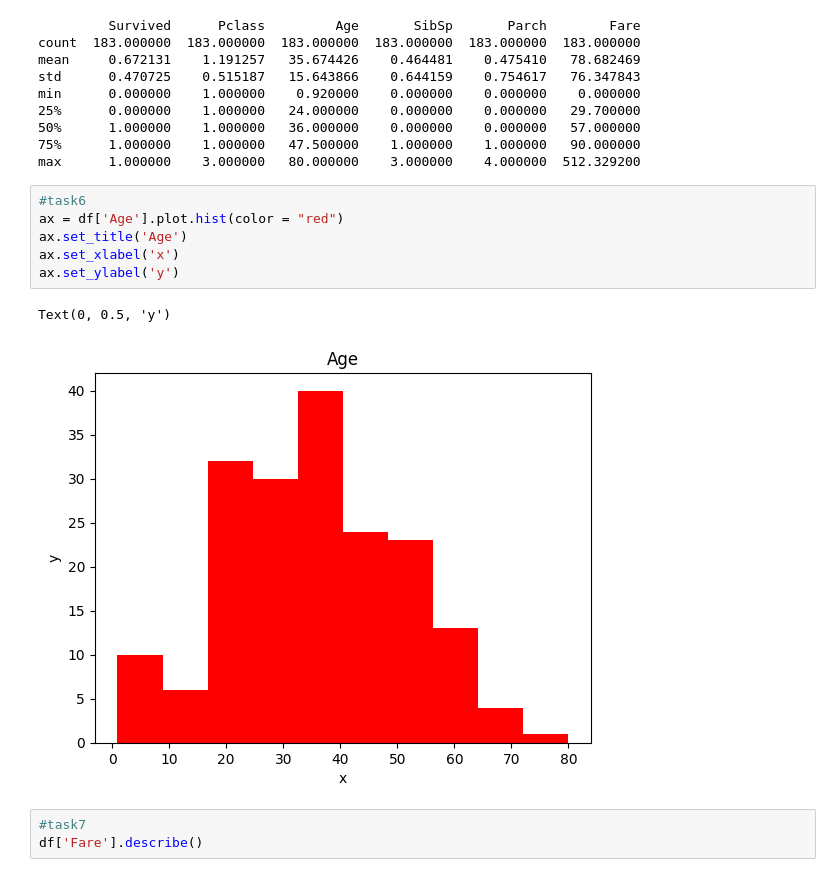
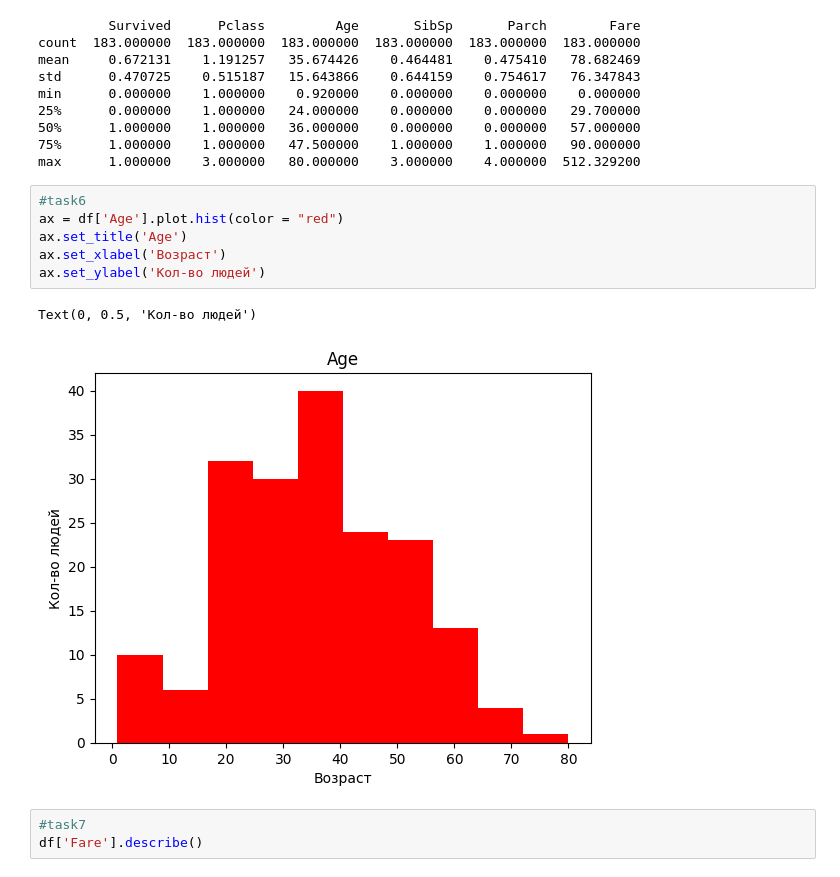
Before and after one commit to MaxiMM6/vvsu, a Jupyter notebook: Python/Семинар 9/Семинар 9.ipynb, the cells around one changed output. Cells and saved outputs as stored; diff of their text form.

```diff
--- a/Python/Семинар 9/Семинар 9.ipynb
+++ b/Python/Семинар 9/Семинар 9.ipynb
@@ -53,12 +53,12 @@ max      1.000000    3.000000   80.000000    3.000000    4.000000  512.329200
 # %%
 #task6
 ax = df['Age'].plot.hist(color = "red")
 ax.set_title('Age')
-ax.set_xlabel('x')
-ax.set_ylabel('y')
+ax.set_xlabel('Возраст')
+ax.set_ylabel('Кол-во людей')
 # %% [output]
-Text(0, 0.5, 'y')
+Text(0, 0.5, 'Кол-во людей')
-[figure, old version]
+[figure, new version]
 # %%
 #task7
 df['Fare'].describe()
```
Also changed, not shown: 2 other files.
